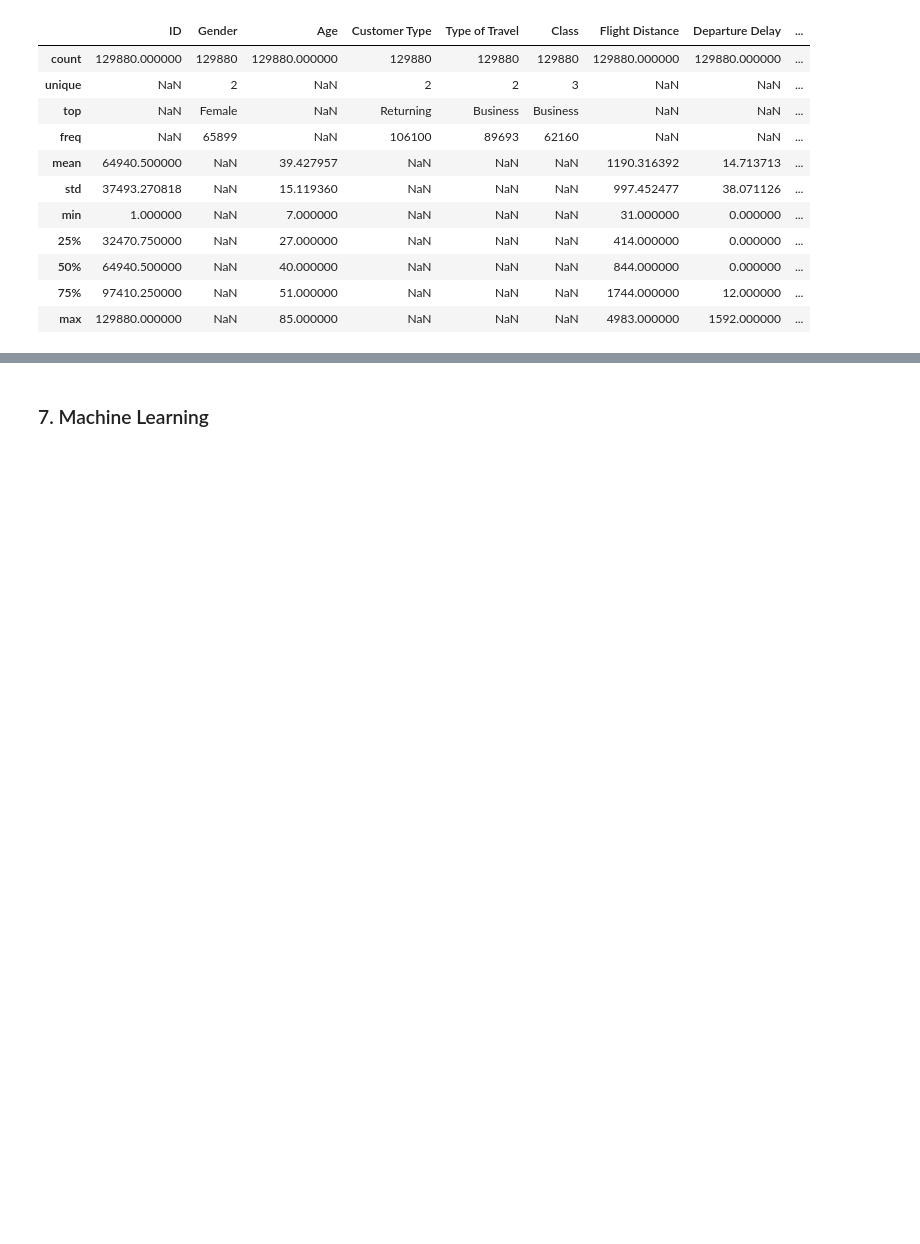
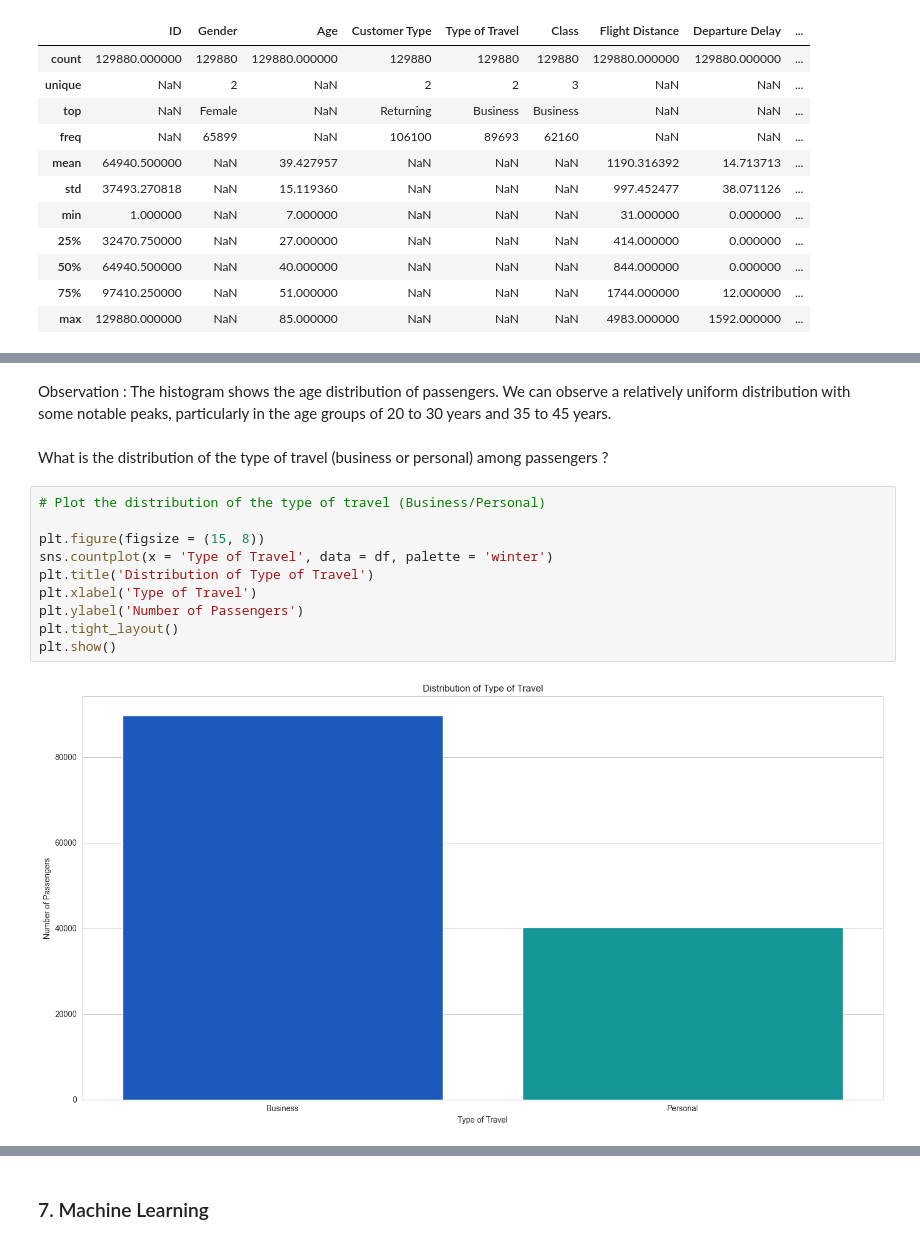
Before and after one commit to ArvindB75/Project-2-Maven-Airline-Challenge, a Jupyter notebook: Maven_Airlines_Challenge.ipynb, the cells around one changed output, grey strips where cells are left out. Saved outputs shown, nothing was run; the diff lists cells and outputs as text; blank space fills up the shorter version.

```diff
--- a/Maven_Airlines_Challenge.ipynb
+++ b/Maven_Airlines_Challenge.ipynb
@@ -529,0 +233,16 @@ Les retards au départ et à l'arrivée, ainsi que la "Gate Location", ont une c
+# %% [markdown]
+Observation : The histogram shows the age distribution of passengers. We can observe a relatively uniform distribution with some notable peaks, particularly in the age groups of 20 to 30 years and 35 to 45 years.
+# %% [markdown]
+What is the distribution of the type of travel (business or personal) among passengers ?
+# %%
+# Plot the distribution of the type of travel (Business/Personal)
+
+plt.figure(figsize = (15, 8))
+sns.countplot(x = 'Type of Travel', data = df, palette = 'winter')
+plt.title('Distribution of Type of Travel')
+plt.xlabel('Type of Travel')
+plt.ylabel('Number of Passengers')
+plt.tight_layout()
+plt.show()
+# %% [output]
+[figure, added]
```
Also changed, not shown: parts of 138 cells of this notebook.
